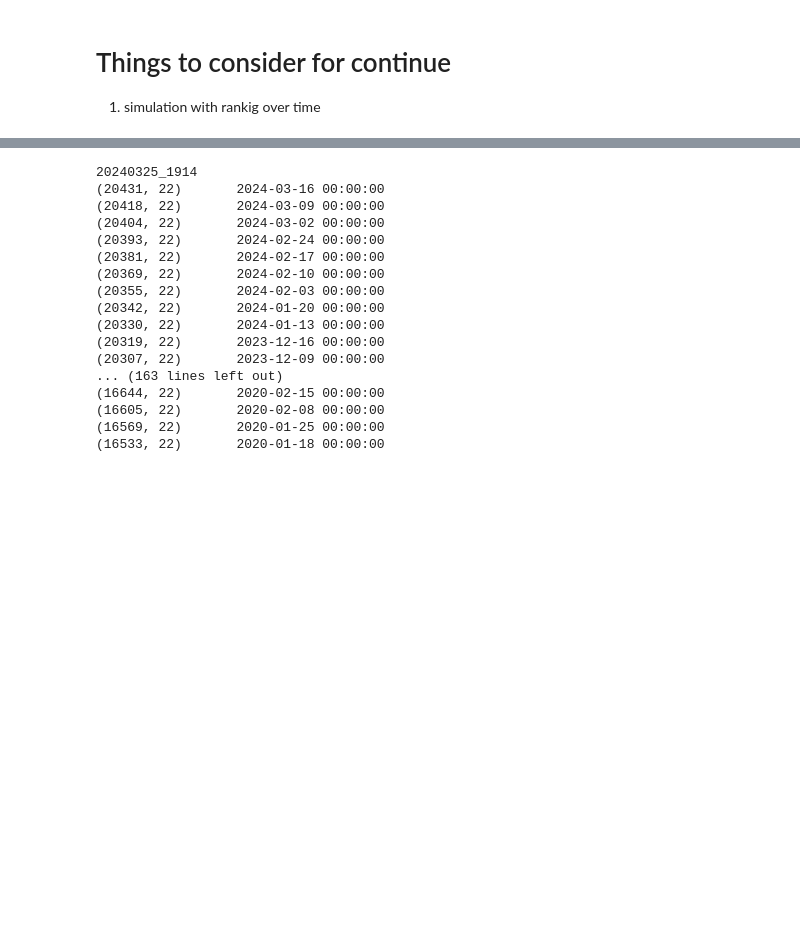
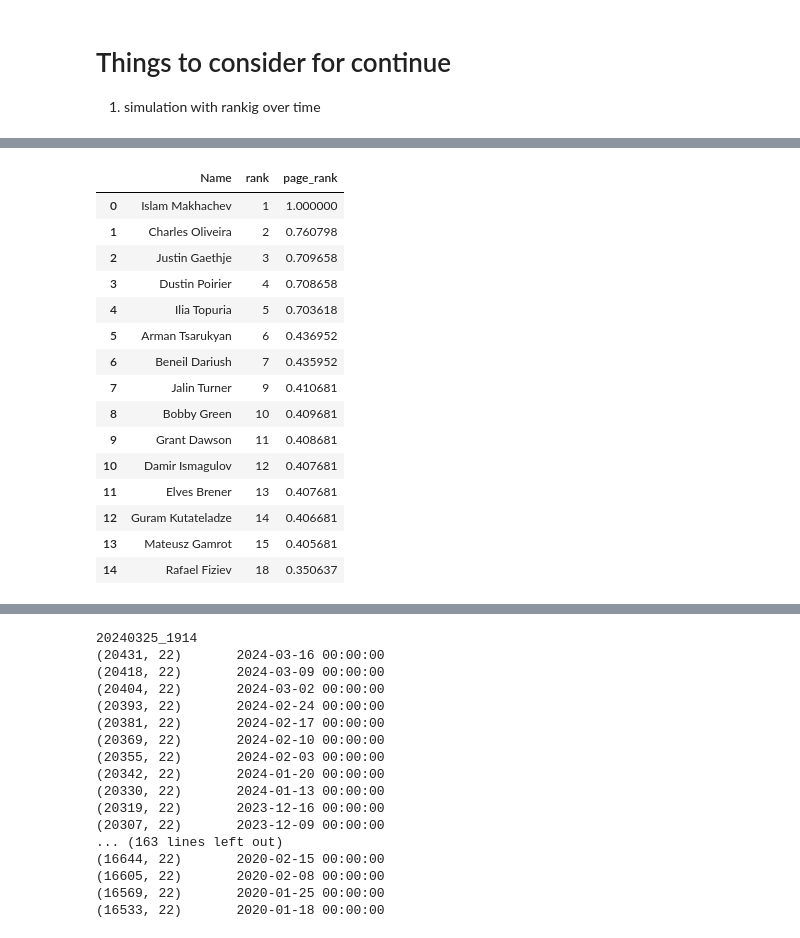
Before and after one commit to zarreh/mma_ranking, a Jupyter notebook: Notebooks/UFC_ranking/UFC_ranking_new.ipynb, the cells around one changed output, grey strips where cells are left out. Saved outputs shown, nothing was run; the diff lists cells and outputs as text; code cells hidden in the pictures; blank space fills up the shorter version.

```diff
--- a/Notebooks/UFC_ranking/UFC_ranking_new.ipynb
+++ b/Notebooks/UFC_ranking/UFC_ranking_new.ipynb
@@ -112,10 +96,11 @@ _df[_df.duplicated(subset=["wight_class_rank"])].head()
 # %%
-fighter_rankings = (
-    rankings_df[
-        (rankings_df["weight"] == weight_class) & (rankings_df["run_date"] == run_date)
-    ][["fighter", "wight_class_rank", "adj_p_rank"]]
-    .set_index("fighter")
-    .to_dict("index")
-)
-
-fighter_rankings.get("Beneil Dariush", {"rank": 0})
+def ranking_dictionary(rankings_df_new, weight_class, run_date):
+    fighter_rankings = (
+        rankings_df_new[
+            (rankings_df_new["weight"] == weight_class)
+            & (rankings_df_new["run_date"] == run_date)
+        ][["fighter", "wight_class_rank", "adj_p_rank_scaled"]]
+        .set_index("fighter")
+        .to_dict("index")
+    )
+    return fighter_rankings
@@ -270,0 +205,39 @@ display_matches("Benoit Saint Denis", matches_df)
+# %%
+page_rank_column = "adj_p_rank_scaled"
+weight_class = "Lightweight"
+ranking_column = "wight_class_rank"
+# page_rank_column = "adj_p_rank"
+
+# normalizing the page rank per class
+rankings_df_new = normalizing_page_rank_per_class(rankings_df, weight_class_list, run_date)
+
+# dictionary of the fighters ranking for each weight class
+fighter_rankings = ranking_dictionary(rankings_df_new, weight_class, run_date)
+
+updated_rankings = adjust_ranking_based_on_matches(
+    matches_sorted,
+    fighter_rankings,
+    ranking_column,
+    page_rank_column,
+    epsilon=0.001,
+    verbose=False
+)
+# %%
+updated_rankings.head(15)
+# %% [output]
+|  | Name | rank | page_rank |
+| 0 | Islam Makhachev | 1 | 1.000000 |
+| 1 | Charles Oliveira | 2 | 0.760798 |
+| 2 | Justin Gaethje | 3 | 0.709658 |
+| 3 | Dustin Poirier | 4 | 0.708658 |
+| 4 | Ilia Topuria | 5 | 0.703618 |
+| 5 | Arman Tsarukyan | 6 | 0.436952 |
+| 6 | Beneil Dariush | 7 | 0.435952 |
+| 7 | Jalin Turner | 9 | 0.410681 |
+| 8 | Bobby Green | 10 | 0.409681 |
+| 9 | Grant Dawson | 11 | 0.408681 |
+| 10 | Damir Ismagulov | 12 | 0.407681 |
+| 11 | Elves Brener | 13 | 0.407681 |
+| 12 | Guram Kutateladze | 14 | 0.406681 |
+| 13 | Mateusz Gamrot | 15 | 0.405681 |
+| 14 | Rafael Fiziev | 18 | 0.350637 |
```
Also changed, not shown: parts of 26 cells of this notebook, 3 other files.
